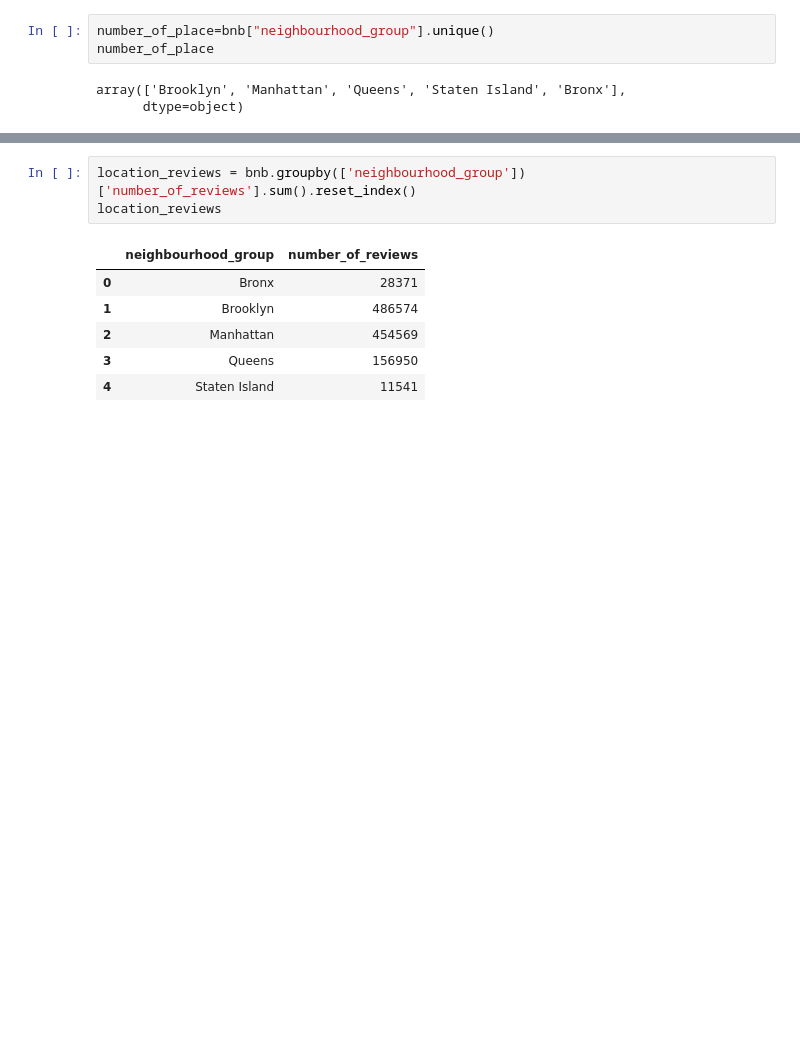
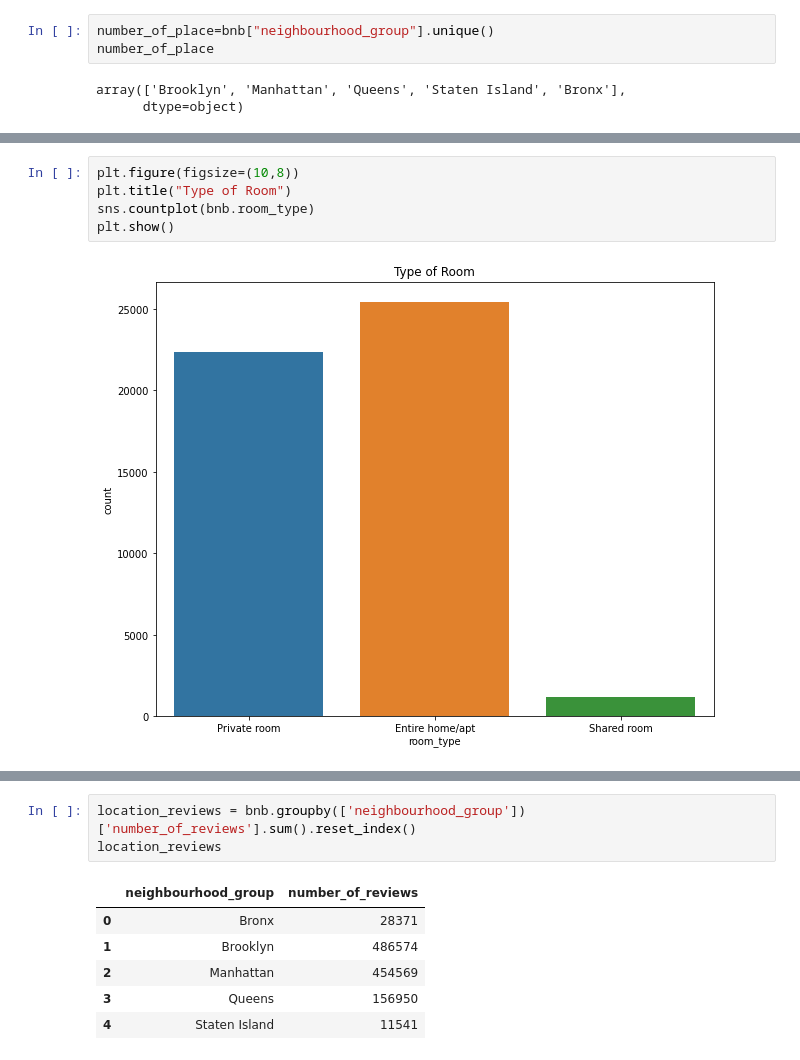
Before and after one commit to Navjotkhatri/Airbnb-Bookings-Analysis, a Jupyter notebook: EDA_Airbnb_Bookings_Analysis_Capstone_Project.ipynb, the cells around one changed output, grey strips where cells are left out. Drawn from its saved outputs; the diff is of its cells as text; blank space fills up the shorter version.

```diff
--- a/EDA_Airbnb_Bookings_Analysis_Capstone_Project.ipynb
+++ b/EDA_Airbnb_Bookings_Analysis_Capstone_Project.ipynb
@@ -138,0 +189,7 @@ array(['Brooklyn', 'Manhattan', 'Queens', 'Staten Island', 'Bronx'],
+# %%
+plt.figure(figsize=(10,8))
+plt.title("Type of Room")
+sns.countplot(bnb.room_type)
+plt.show()
+# %% [output]
+[figure, added]
```
Also changed, not shown: parts of 14 cells of this notebook.
